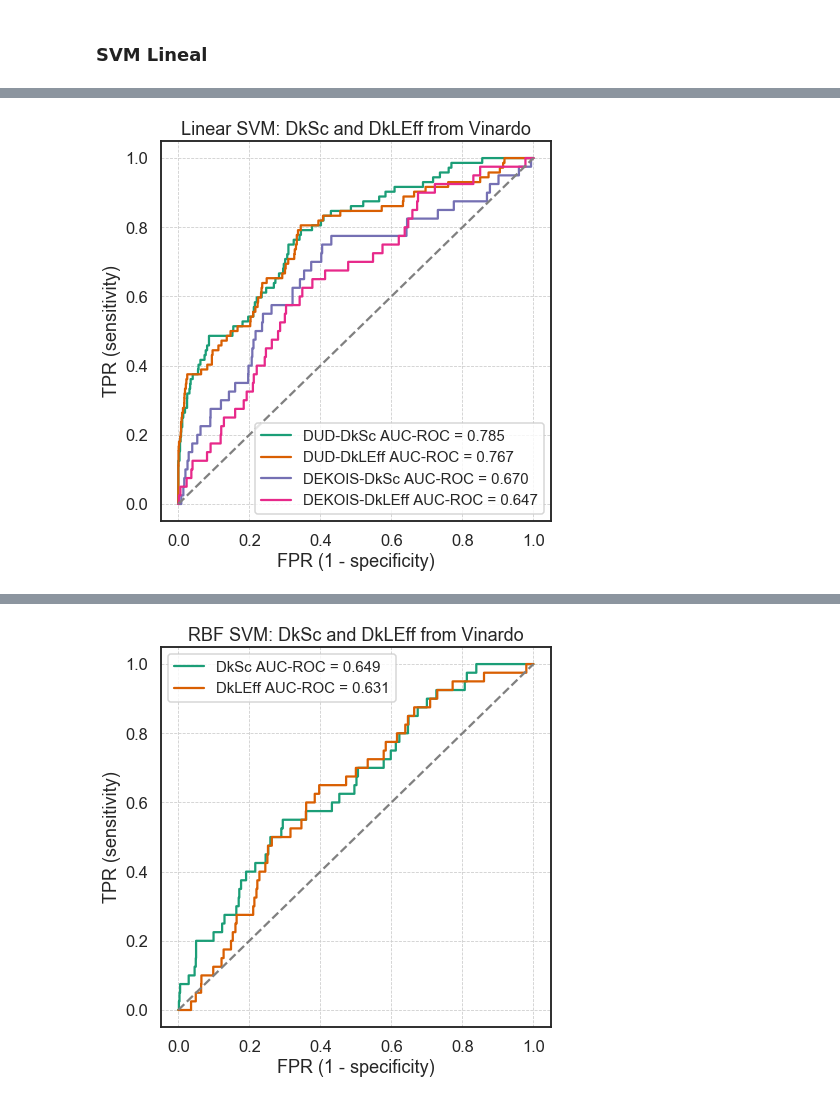
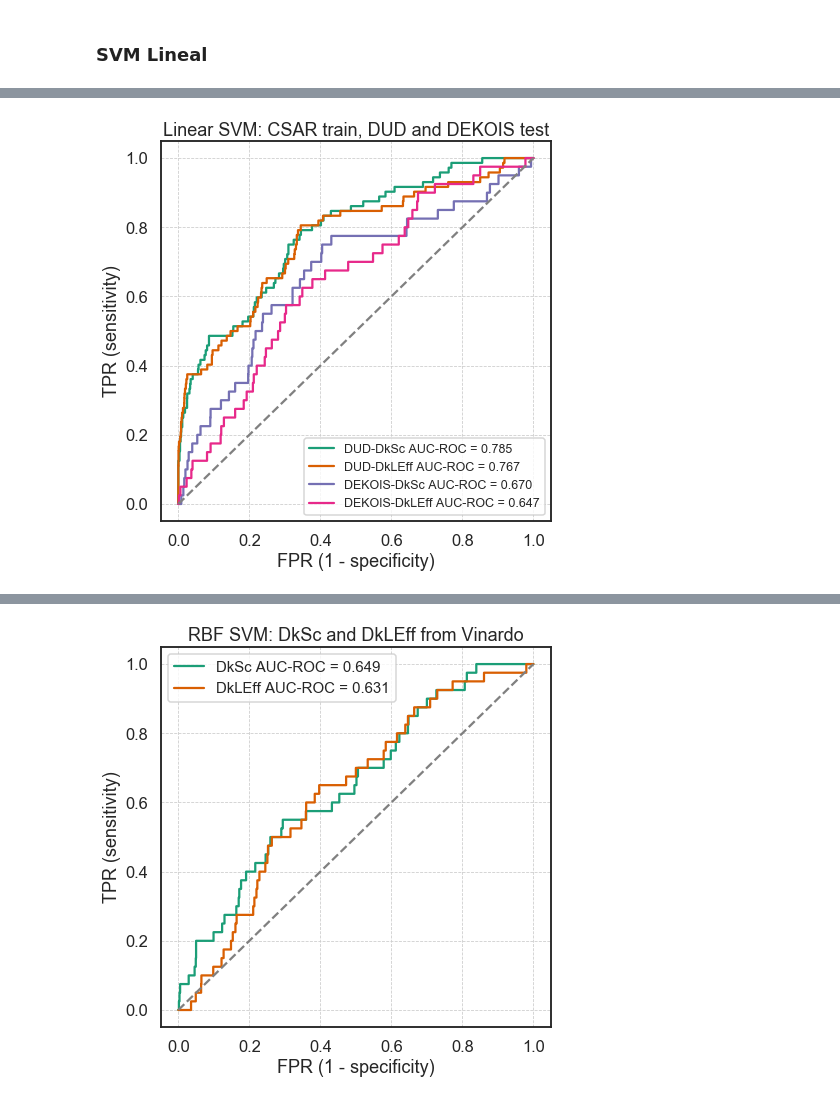
Before and after one commit to jRicciL/CDK2_notebooks, a Jupyter notebook: 6_Machine_Learning_Models/4_SVM_with_docking_scores.ipynb, the cells around one changed output, grey strips where cells are left out. Saved outputs shown, nothing was run; the diff lists cells and outputs as text; code cells hidden in the pictures.

```diff
--- a/6_Machine_Learning_Models/4_SVM_with_docking_scores.ipynb
+++ b/6_Machine_Learning_Models/4_SVM_with_docking_scores.ipynb
@@ -106,12 +106,12 @@ def train_SVM(X_train, y_train,
     '''
     SVCpipe = Pipeline([
             ("scaler", StandardScaler()),
-            ("SVC", SVC(probability=True, **kwargs))])
+            ("SVC", SVC(kernel = 'linear', probability=True, **kwargs))])
     '''
     2) If specific hyperparameters are given, we will parse them to the
     gridSearch instance.
     '''
-    params = {'SVC__C': C, 'SVC__kernel': [kernel]}
+    params = {'SVC__C': C}
     if extra_params_dict != None:
         for key, value in extra_params_dict.items():
             params[key] = value
@@ -139,21 +139,26 @@ def eval_SVM(SVC, X_test, y_test):
 # %% [markdown]
 ### model wrapper
 # %%
-def model_wrapper(train_key, test_key, list_of_scores, model,
-                  scores_dic = scores_dic, decreasing = False, **kwargs):
-    y_preds = {}; trained_models = {}
+def train_wrapper(train_key, list_of_scores, model_train,
+                  scores_dic = scores_dic, **kwargs):
+    trained_models = {}
     for score in list_of_scores:
         X_train = scores_dic[train_key][score]['X']
         y_train = scores_dic[train_key][score]['y']
+        name = F'{score}'
+        trained_models[name] = model_train(X_train, y_train)
+    return(trained_models)
+
+def eval_wrapper(trained_models, test_key, list_of_scores, model_eval,
+                  scores_dic = scores_dic, **kwargs):
+    y_preds = {}
+    for score in list_of_scores:
         X_test  = scores_dic[test_key][score]['X']
         y_test  = scores_dic[test_key][score]['y']
-        # Runs the model
-        trainded_model = model(X_train, y_train, **kwargs)
         name = F'{test_key}-{score}'
-        trained_models[name] = trainded_model
-        y_preds[name] = eval_SVM(trainded_model, X_test, y_test)
+        y_preds[name] = model_eval(trained_models[score], X_test, y_test)
     # Invoke PlotMetric Class
-    model_results = PlotMetric(y_true = y_test, y_pred_dict = y_preds, decreasing=decreasing)
-    return(model_results, trained_models)
+    model_results = PlotMetric(y_true = y_test, y_pred_dict = y_preds, **kwargs)
+    return(model_results)
 # %% [markdown]
 ### SVM Lineal
@@ -160,12 +175,13 @@ def model_wrapper(train_key, test_key, list_of_scores, model,
 # %%
 linear_svm_dud, _ = model_wrapper(train_key = 'CSAR', test_key = 'DUD',
                            list_of_scores = ['DkSc', 'DkLEff'], model = train_SVM,
                            scores_dic = scores_dic, decreasing = False)
 linear_svm_dud.plot_roc_auc('', showplot = False)
 
 linear_svm_dekois, _ = model_wrapper(train_key = 'CSAR', test_key = 'DEKOIS',
                            list_of_scores = ['DkSc', 'DkLEff'], model = train_SVM,
                            scores_dic = scores_dic, decreasing = False)
-linear_svm_dekois.plot_roc_auc('Linear SVM: DkSc and DkLEff from Vinardo', showplot = True)
+linear_svm_dekois.plot_roc_auc('Linear SVM: CSAR train, DUD and DEKOIS test',
+                               showplot = True, fontsize = 'x-small')
 # %% [output]
-[figure, old version]
+[figure, new version]
```
Also changed, not shown: parts of 3 cells of this notebook.
